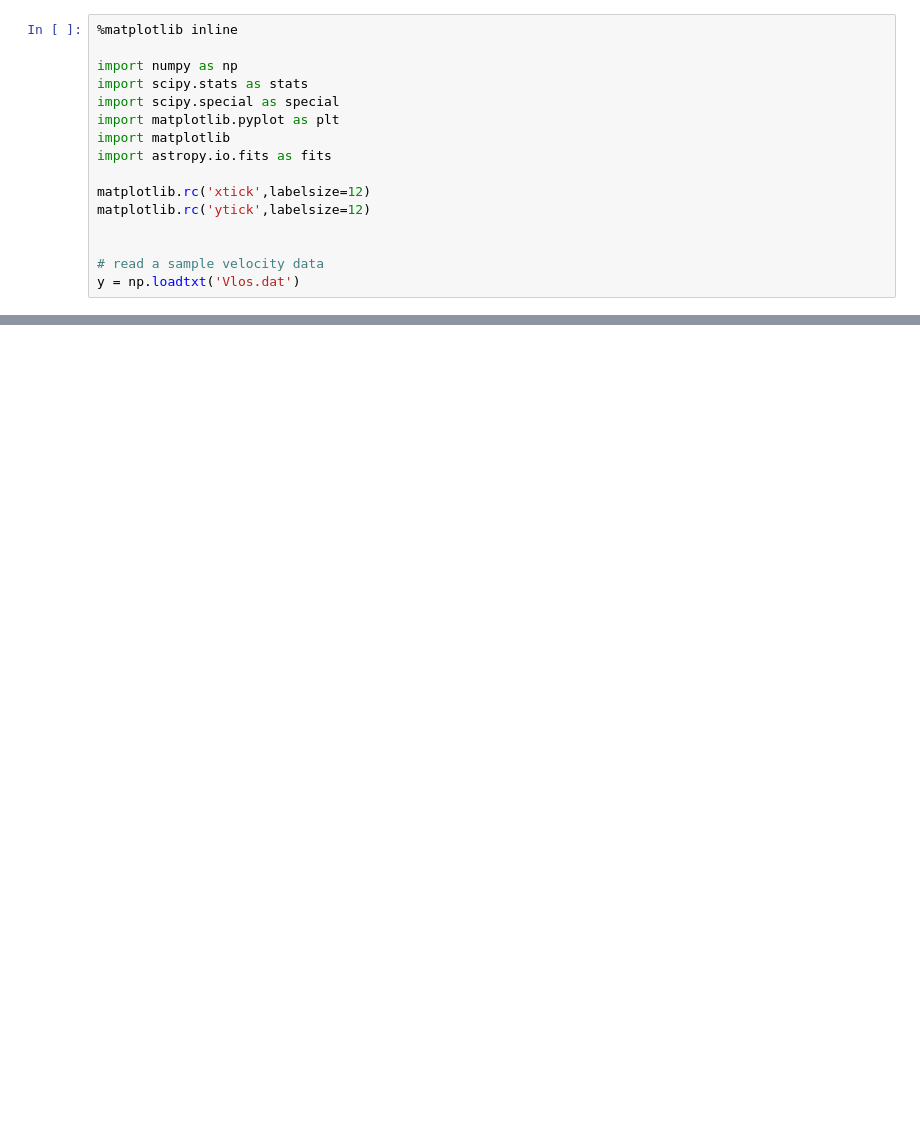
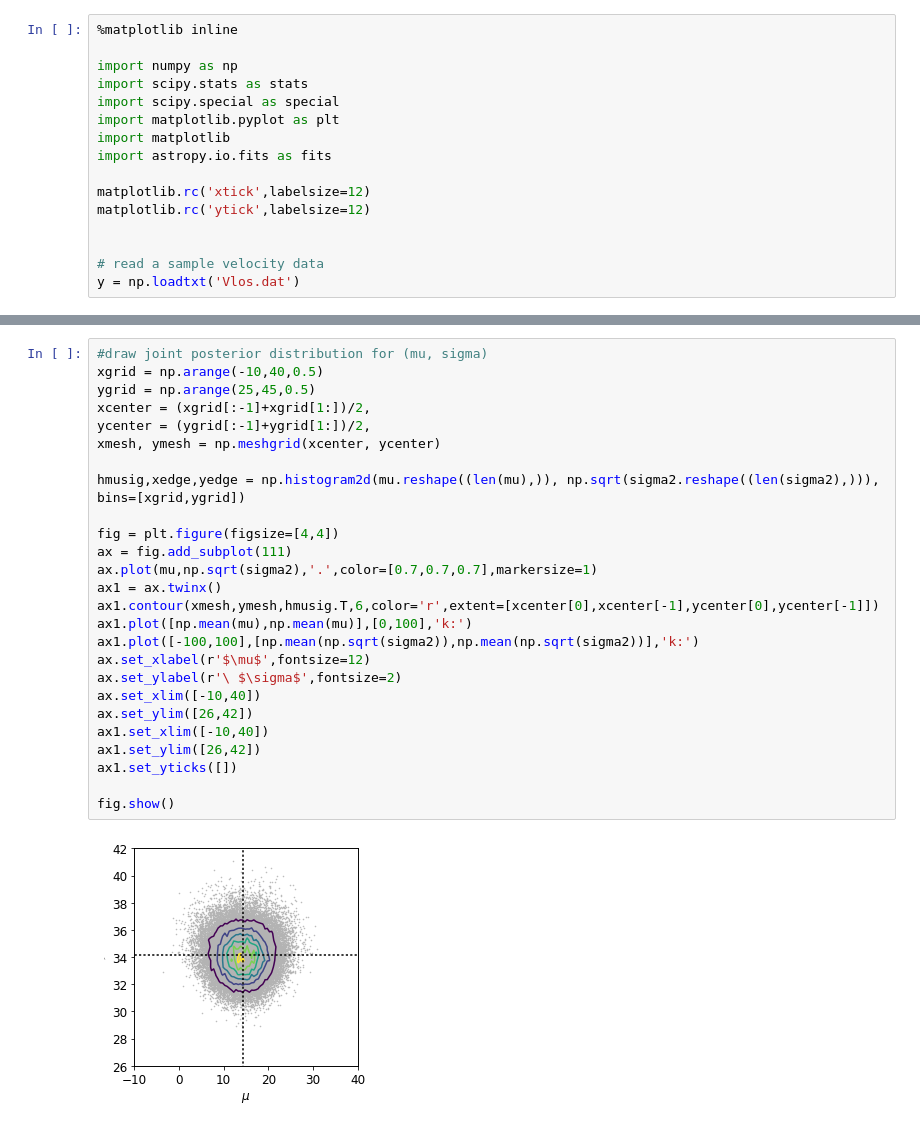
Before and after one commit to liuchaonaoc/Astrostatistics_old2, a Jupyter notebook: MultiParamsModel.ipynb, the cells around one changed output, grey strips where cells are left out. Cells and saved outputs as stored; diff of their text form; blank space fills up the shorter version.

```diff
--- a/MultiParamsModel.ipynb
+++ b/MultiParamsModel.ipynb
@@ -107,0 +119,28 @@ fig.show()
+# %%
+#draw joint posterior distribution for (mu, sigma)
+xgrid = np.arange(-10,40,0.5)
+ygrid = np.arange(25,45,0.5)
+xcenter = (xgrid[:-1]+xgrid[1:])/2,
+ycenter = (ygrid[:-1]+ygrid[1:])/2,
+xmesh, ymesh = np.meshgrid(xcenter, ycenter)
+
+hmusig,xedge,yedge = np.histogram2d(mu.reshape((len(mu),)), np.sqrt(sigma2.reshape((len(sigma2),))), bins=[xgrid,ygrid])
+
+fig = plt.figure(figsize=[4,4])
+ax = fig.add_subplot(111)
+ax.plot(mu,np.sqrt(sigma2),'.',color=[0.7,0.7,0.7],markersize=1)
+ax1 = ax.twinx()
+ax1.contour(xmesh,ymesh,hmusig.T,6,color='r',extent=[xcenter[0],xcenter[-1],ycenter[0],ycenter[-1]])
+ax1.plot([np.mean(mu),np.mean(mu)],[0,100],'k:')
+ax1.plot([-100,100],[np.mean(np.sqrt(sigma2)),np.mean(np.sqrt(sigma2))],'k:')
+ax.set_xlabel(r'$\mu$',fontsize=12)
+ax.set_ylabel(r'\ $\sigma$',fontsize=2)
+ax.set_xlim([-10,40])
+ax.set_ylim([26,42])
+ax1.set_xlim([-10,40])
+ax1.set_ylim([26,42])
+ax1.set_yticks([])
+
+fig.show()
+# %% [output]
+[figure, added]
```
Also changed, not shown: parts of 7 cells of this notebook.
